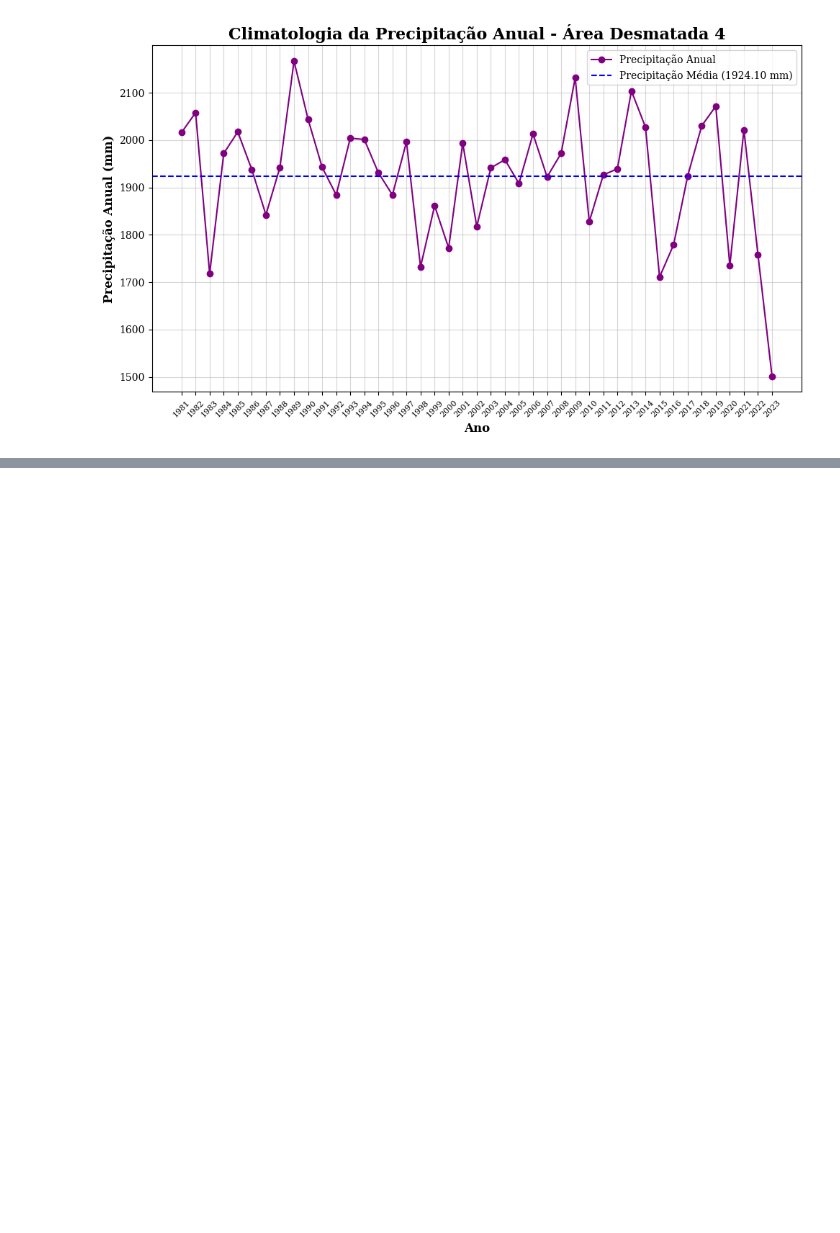
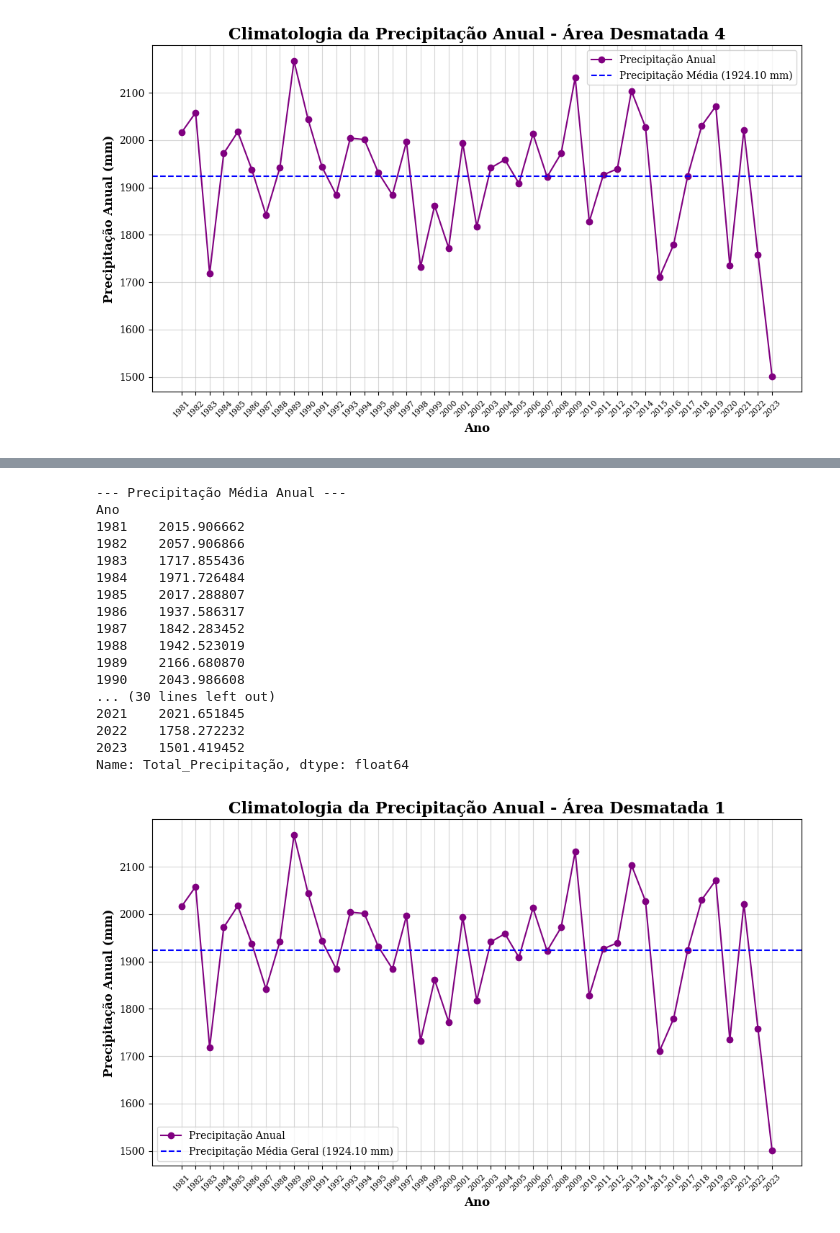
Before and after one commit to TalitaVentura16/calculo_climatologia, a Jupyter notebook: estudoEstacaoSeca/Calculos/estacao_seca_areaDesmatada4.ipynb, the cells around one changed output, grey strips where cells are left out. Saved outputs shown, nothing was run; the diff lists cells and outputs as text; code cells hidden in the pictures; blank space fills up the shorter version.

```diff
--- a/estudoEstacaoSeca/Calculos/estacao_seca_areaDesmatada4.ipynb
+++ b/estudoEstacaoSeca/Calculos/estacao_seca_areaDesmatada4.ipynb
@@ -463,0 +518,55 @@ plot_precipitation_trend(precipitation_df)
+# %%
+import matplotlib.pyplot as plt
+
+# Função para plotar o gráfico e calcular a precipitação média anual
+def plot_precipitation_trend(precipitation_df):
+    # Cálculo da precipitação média anual por ano
+    yearly_mean_precipitation = precipitation_df.groupby("Ano")["Total_Precipitação"].mean()
+
+    # Exibir a precipitação média anual no terminal
+    print("\n--- Precipitação Média Anual ---")
+    print(yearly_mean_precipitation)
+
+    # Criar o gráfico
+    plt.figure(figsize=(10, 6))
+    plt.plot(precipitation_df["Ano"], precipitation_df["Total_Precipitação"], label="Precipitação Anual", color='purple', marker='o')
+    plt.axhline(precipitation_df["Total_Precipitação"].mean(), color='blue', linestyle='--', label=f"Precipitação Média Geral ({precipitation_df['Total_Precipitação'].mean():.2f} mm)")
+
+    # Configurar título e rótulos
+    plt.title("Climatologia da Precipitação Anual - Área Desmatada 1", fontsize=16, fontweight='bold')
+    plt.xlabel("Ano", fontsize=12, fontweight='bold')
+    plt.ylabel("Precipitação Anual (mm)", fontsize=12, fontweight='bold')
+    plt.xticks(precipitation_df["Ano"], rotation=45, fontsize=8)
+    plt.grid(alpha=0.5)
+
+    # Legenda
+    plt.legend()
+
+    # Mostrar o gráfico
+    plt.tight_layout()
+    plt.show()
+
+    # Retornar os valores de precipitação média anual
+    return yearly_mean_precipitation
+
+# Chamar a função e exibir os resultados
+yearly_mean = plot_precipitation_trend(precipitation_df)
+# %% [output]
+--- Precipitação Média Anual ---
+Ano
+1981    2015.906662
+1982    2057.906866
+1983    1717.855436
+1984    1971.726484
+1985    2017.288807
+1986    1937.586317
+1987    1842.283452
+1988    1942.523019
+1989    2166.680870
+1990    2043.986608
+... (30 lines left out)
+2021    2021.651845
+2022    1758.272232
+2023    1501.419452
+Name: Total_Precipitação, dtype: float64
+[figure, added]
```
Also changed, not shown: parts of 2 cells of this notebook, 3 other files.
